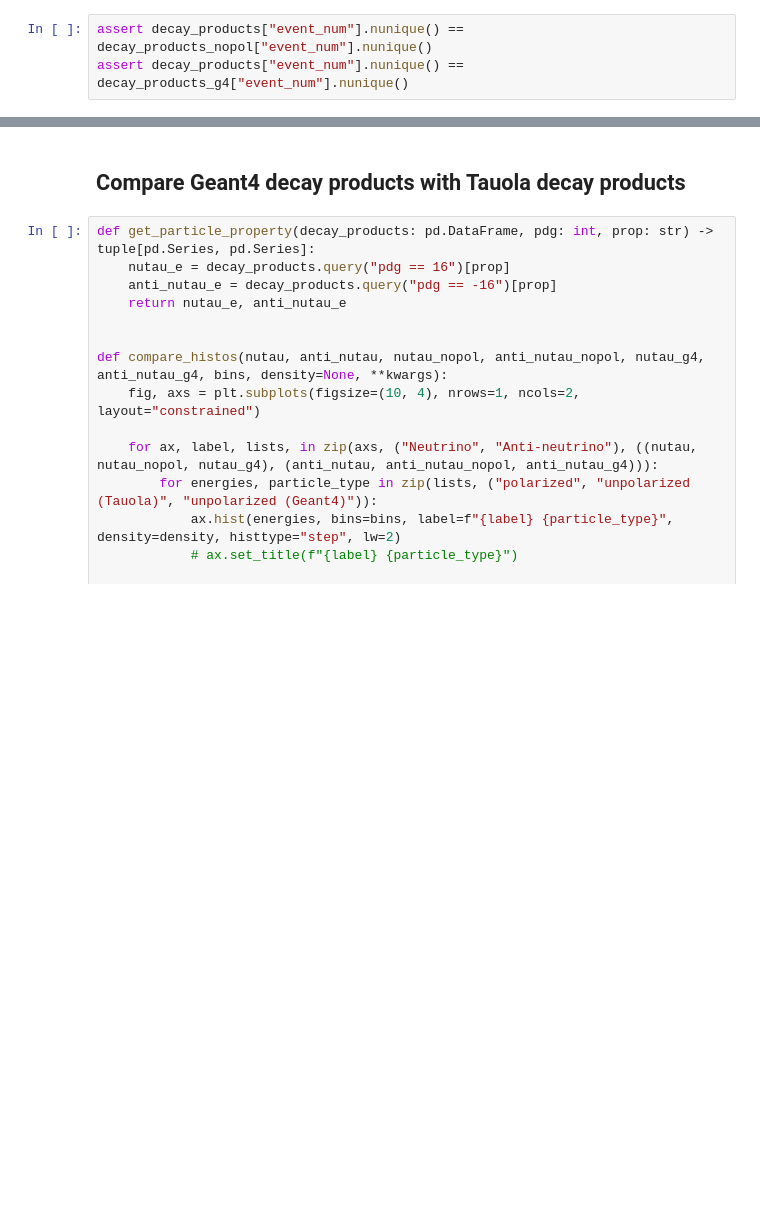
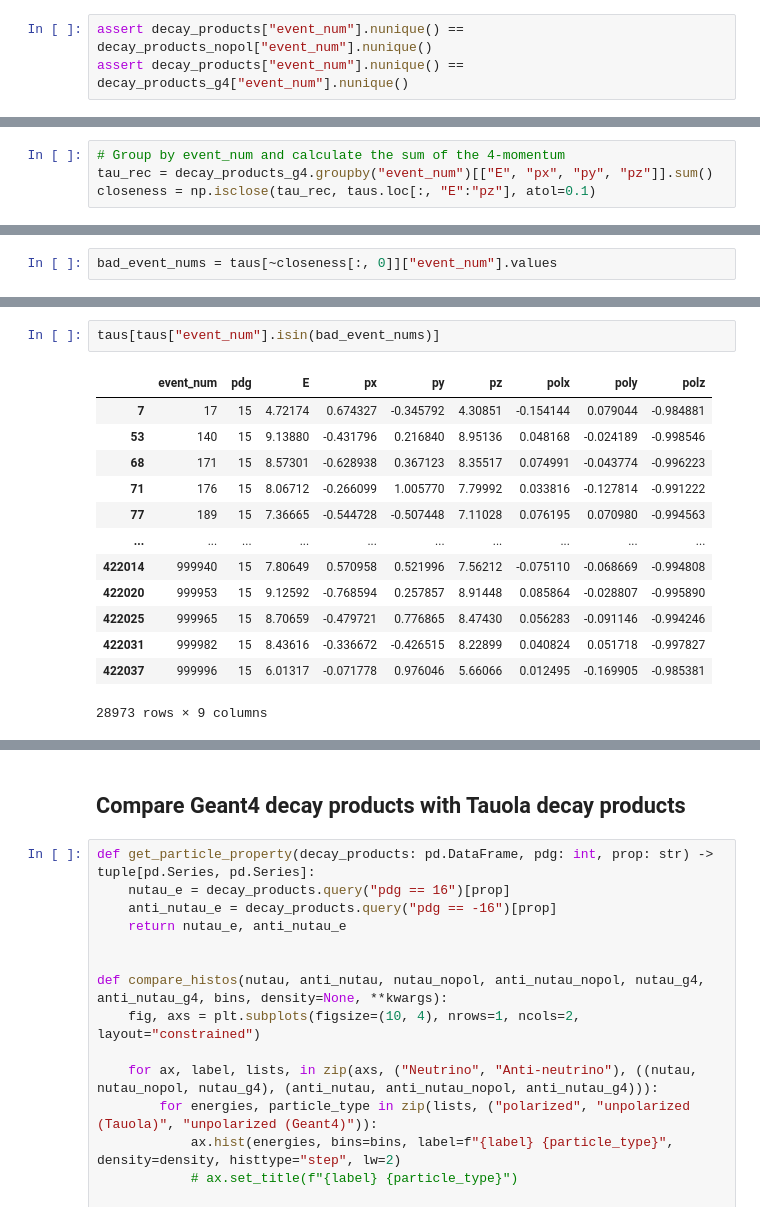
Before and after one commit to simonthor/tau-polarization-icecube, a Jupyter notebook: icecube-tau-decays/tauola_vs_geant4.ipynb, the cells around one changed output, grey strips where cells are left out. Drawn from its saved outputs; the diff is of its cells as text; blank space fills up the shorter version.

```diff
--- a/icecube-tau-decays/tauola_vs_geant4.ipynb
+++ b/icecube-tau-decays/tauola_vs_geant4.ipynb
@@ -89,0 +186,4 @@ assert decay_products["event_num"].nunique() == decay_products_g4["event_num"].n
+# %%
+# Group by event_num and calculate the sum of the 4-momentum
+tau_rec = decay_products_g4.groupby("event_num")[["E", "px", "py", "pz"]].sum()
+closeness = np.isclose(tau_rec, taus.loc[:, "E":"pz"], atol=0.1)
@@ -89,0 +194,2 @@ assert decay_products["event_num"].nunique() == decay_products_g4["event_num"].n
+# %%
+bad_event_nums = taus[~closeness[:, 0]]["event_num"].values
@@ -89,0 +216,16 @@ assert decay_products["event_num"].nunique() == decay_products_g4["event_num"].n
+# %%
+taus[taus["event_num"].isin(bad_event_nums)]
+# %% [output]
+|  | event_num | pdg | E | px | py | pz | polx | poly | polz |
+| 7 | 17 | 15 | 4.72174 | 0.674327 | -0.345792 | 4.30851 | -0.154144 | 0.079044 | -0.984881 |
+| 53 | 140 | 15 | 9.13880 | -0.431796 | 0.216840 | 8.95136 | 0.048168 | -0.024189 | -0.998546 |
+| 68 | 171 | 15 | 8.57301 | -0.628938 | 0.367123 | 8.35517 | 0.074991 | -0.043774 | -0.996223 |
+| 71 | 176 | 15 | 8.06712 | -0.266099 | 1.005770 | 7.79992 | 0.033816 | -0.127814 | -0.991222 |
+| 77 | 189 | 15 | 7.36665 | -0.544728 | -0.507448 | 7.11028 | 0.076195 | 0.070980 | -0.994563 |
+| ... | ... | ... | ... | ... | ... | ... | ... | ... | ... |
+| 422014 | 999940 | 15 | 7.80649 | 0.570958 | 0.521996 | 7.56212 | -0.075110 | -0.068669 | -0.994808 |
+| 422020 | 999953 | 15 | 9.12592 | -0.768594 | 0.257857 | 8.91448 | 0.085864 | -0.028807 | -0.995890 |
+| 422025 | 999965 | 15 | 8.70659 | -0.479721 | 0.776865 | 8.47430 | 0.056283 | -0.091146 | -0.994246 |
+| 422031 | 999982 | 15 | 8.43616 | -0.336672 | -0.426515 | 8.22899 | 0.040824 | 0.051718 | -0.997827 |
+| 422037 | 999996 | 15 | 6.01317 | -0.071778 | 0.976046 | 5.66066 | 0.012495 | -0.169905 | -0.985381 |
+28973 rows × 9 columns
```
Also changed, not shown: parts of 17 cells of this notebook.
